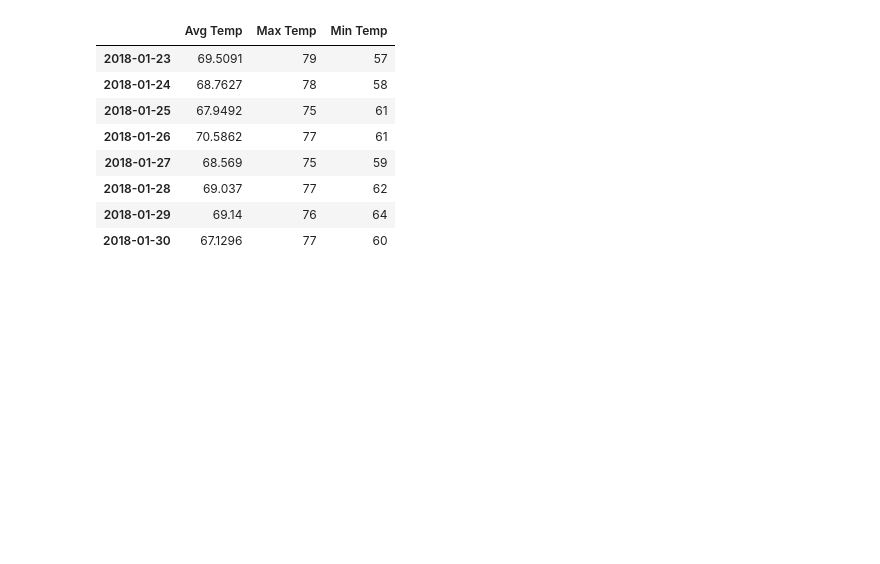
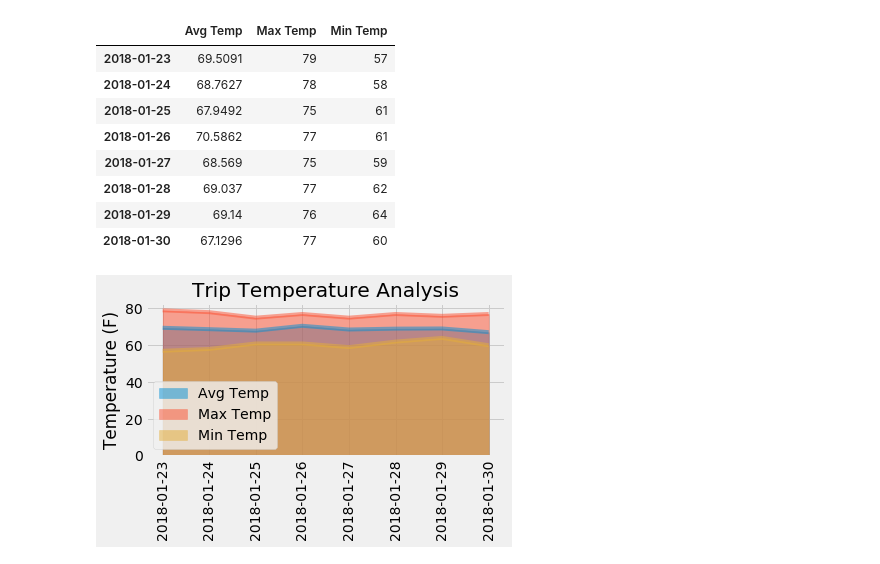
Before and after one commit to improvbutterfly/sqlalchemy-challenge, a Jupyter notebook: climate.ipynb, the cells around one changed output. Drawn from its saved outputs; the diff is of its cells as text; code cells hidden in the pictures; blank space fills up the shorter version.

Commit message:
Added bonus area chart

```diff
--- a/climate.ipynb
+++ b/climate.ipynb
@@ -403,3 +403,11 @@ trip_df
 | 2018-01-30 | 67.1296 | 77 | 60 |
 # %%
 # Plot the daily normals as an area plot with `stacked=False`
+trip_df.plot.area(stacked=False, rot=90, title="Trip Temperature Analysis")
+
+plt.ylabel("Temperature (F)")
+plt.tight_layout()
+plt.savefig("images/daily_trip_temps.png")
+plt.show()
+# %% [output]
+[figure, added]
```
Also changed, not shown: 2 other files.
